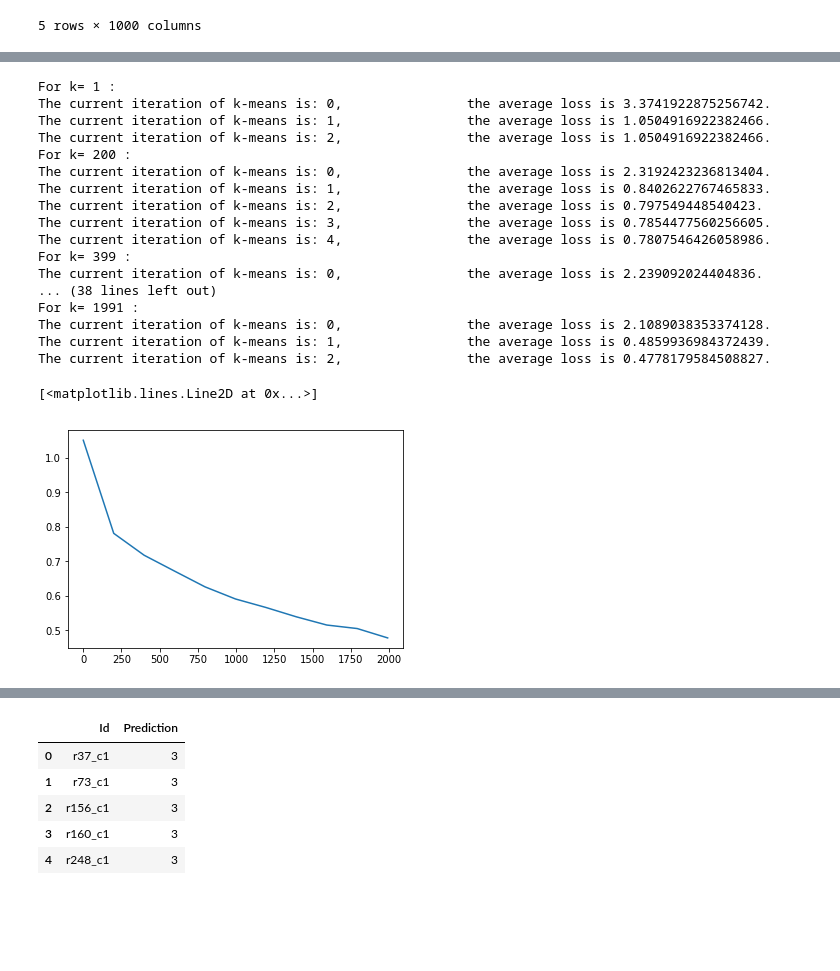
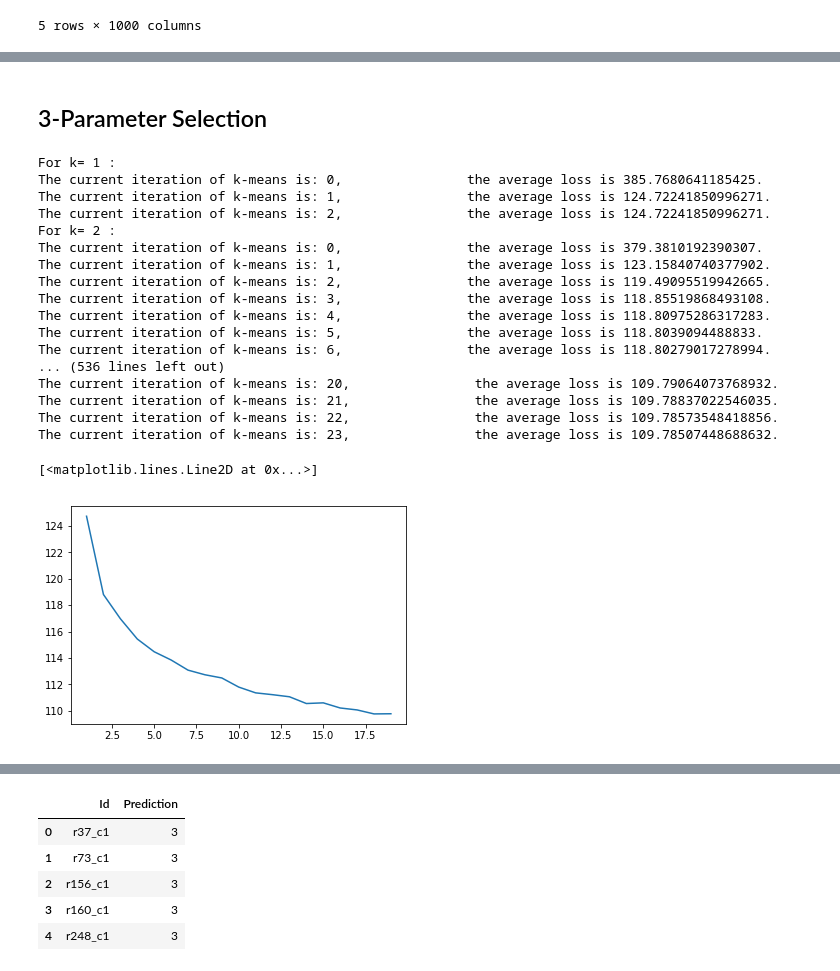
Before and after one commit to Battleman/Space-ML, a Jupyter notebook: Project2/Project2.ipynb, the cells around one changed output, grey strips where cells are left out. Cells and saved outputs as stored; diff of their text form; code cells hidden in the pictures; blank space fills up the shorter version.

```diff
--- a/Project2/Project2.ipynb
+++ b/Project2/Project2.ipynb
@@ -86,7 +92,7 @@ def build_distance_matrix(data, mu):
     # INSERT YOUR CODE HERE
     # TODO: build distance matrix
     # ***************************************************
-    return np.array([np.nanmean((data-mu[i])**2,axis=1) for i in range(len(mu))]).T
+    return np.array([np.nansum((data-mu[i])**2,axis=1) for i in range(len(mu))]).T
 # %%
 def update_kmeans_parameters(data, mu_old):
     """update the parameter of kmeans
@@ -132,31 +146,33 @@ def kmeans(data, k, max_iters, threshold):
+# %% [markdown]
+## 3-Parameter Selection
 # %%
 #Defining the parameters
-k = 1999
+k = 20
 max_iters = 100
-threshold = 1e-2
+threshold = 1e-3
 #Grid-searching the number of clusters (by 100s)
 losses=[]
-for i in range(1,k, k//10):
+for i in range(1,k):
     print('For k=',i,':')
     losses.append(kmeans(cli_vs_mov, i, max_iters, threshold)[2])
-plt.plot(range(1,k, k//10),losses)
+plt.plot(range(1,k),losses)
 # %% [output]
 For k= 1 :
-The current iteration of k-means is: 0,                the average loss is 3.3741922875256742.
-The current iteration of k-means is: 1,                the average loss is 1.0504916922382466.
-The current iteration of k-means is: 2,                the average loss is 1.0504916922382466.
-For k= 200 :
-The current iteration of k-means is: 0,                the average loss is 2.3192423236813404.
-The current iteration of k-means is: 1,                the average loss is 0.8402622767465833.
-The current iteration of k-means is: 2,                the average loss is 0.797549448540423.
-The current iteration of k-means is: 3,                the average loss is 0.7854477560256605.
-The current iteration of k-means is: 4,                the average loss is 0.7807546426058986.
-For k= 399 :
-The current iteration of k-means is: 0,                the average loss is 2.239092024404836.
-... (38 lines left out)
-For k= 1991 :
-The current iteration of k-means is: 0,                the average loss is 2.1089038353374128.
-The current iteration of k-means is: 1,                the average loss is 0.4859936984372439.
-The current iteration of k-means is: 2,                the average loss is 0.4778179584508827.
+The current iteration of k-means is: 0,                the average loss is 385.7680641185425.
+The current iteration of k-means is: 1,                the average loss is 124.72241850996271.
+The current iteration of k-means is: 2,                the average loss is 124.72241850996271.
+For k= 2 :
+The current iteration of k-means is: 0,                the average loss is 379.3810192390307.
+The current iteration of k-means is: 1,                the average loss is 123.15840740377902.
+The current iteration of k-means is: 2,                the average loss is 119.49095519942665.
+The current iteration of k-means is: 3,                the average loss is 118.85519868493108.
+The current iteration of k-means is: 4,                the average loss is 118.80975286317283.
+The current iteration of k-means is: 5,                the average loss is 118.8039094488833.
+The current iteration of k-means is: 6,                the average loss is 118.80279017278994.
+... (536 lines left out)
+The current iteration of k-means is: 20,                the average loss is 109.79064073768932.
+The current iteration of k-means is: 21,                the average loss is 109.78837022546035.
+The current iteration of k-means is: 22,                the average loss is 109.78573548418856.
+The current iteration of k-means is: 23,                the average loss is 109.78507448688632.
 [<matplotlib.lines.Line2D at 0x...>]
-[figure, old version]
+[figure, new version]
```
Also changed, not shown: parts of 15 cells of this notebook.
